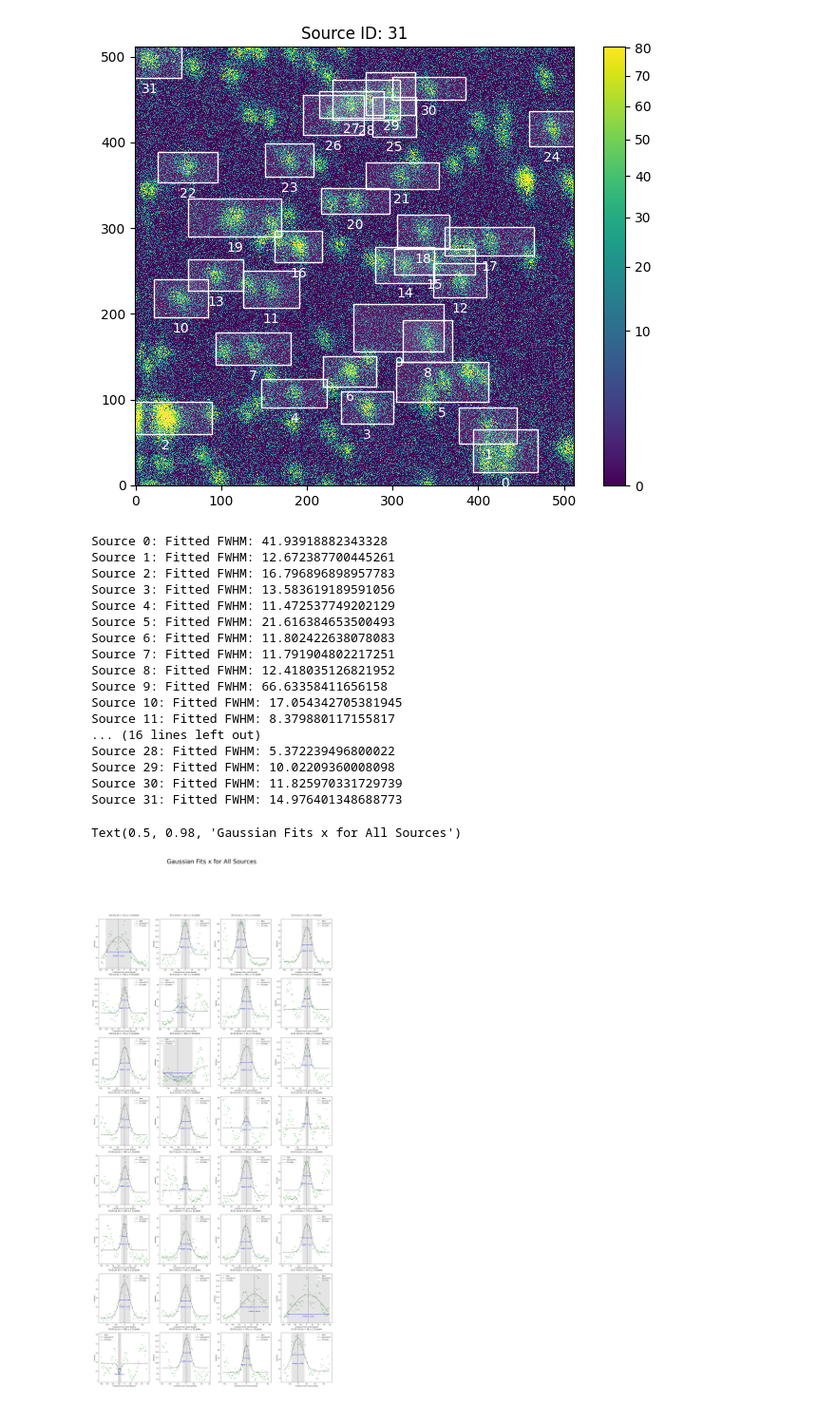
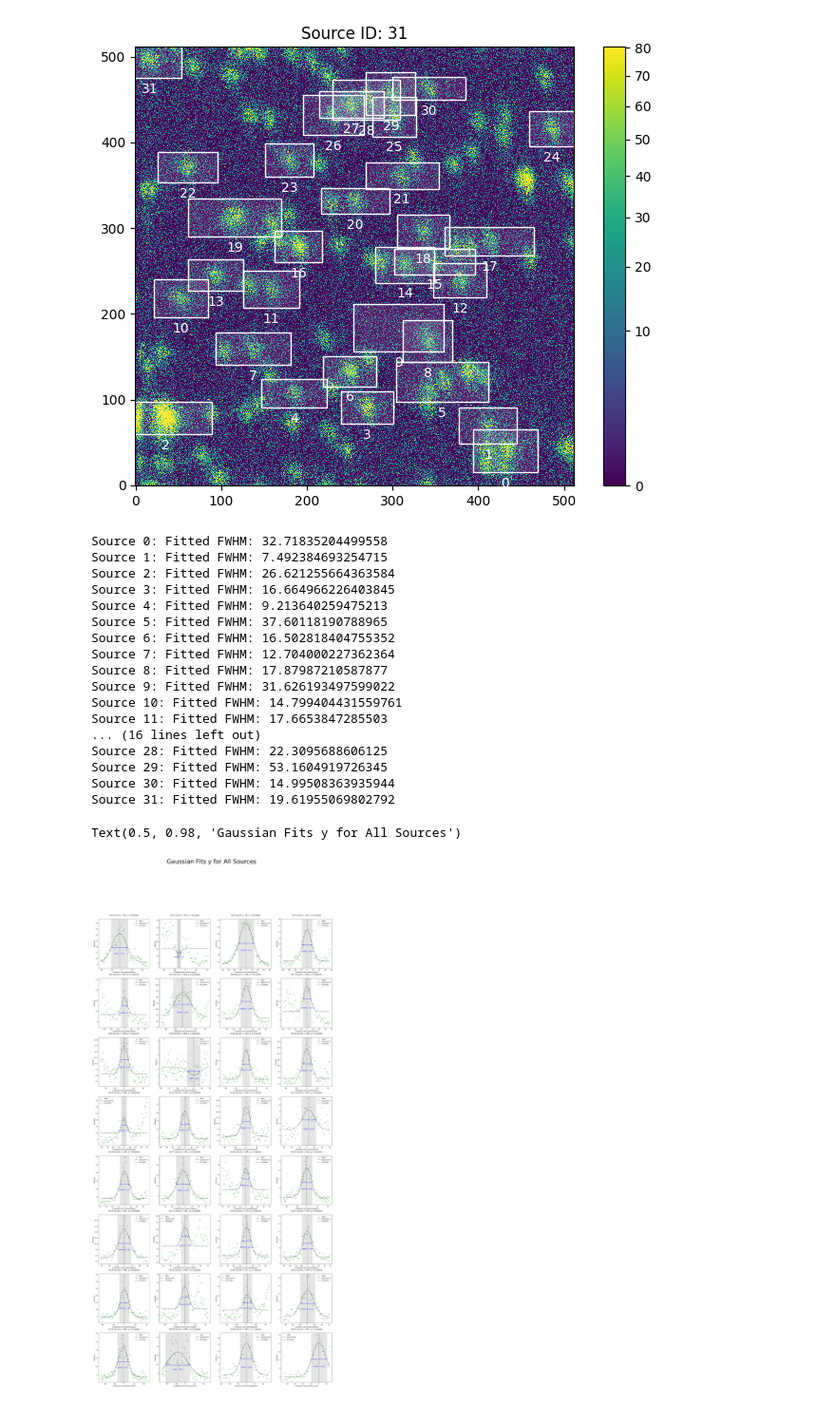
Before and after one commit to nebula0/FWHM-measure, a Jupyter notebook: FWHM.ipynb, the cells around one changed output. Shown at 95% size. Drawn from its saved outputs; the diff is of its cells as text; code cells hidden in the pictures.

```diff
--- a/FWHM.ipynb
+++ b/FWHM.ipynb
@@ -117,7 +117,7 @@ from photutils.detection import DAOStarFinder
 from astropy.stats import sigma_clipped_stats
 import scipy
 
-def find_source(data, sigma=100.0, fwhm=12.0, threshold_times=5.):
+def find_source(data, sigma=100.0, fwhm=7.0, threshold_times=5.):
     mean, median, std = sigma_clipped_stats(data, sigma=sigma)
     daofind = DAOStarFinder(fwhm=fwhm, threshold=threshold_times*std)
     sources = daofind(data - median)
@@ -184,7 +184,7 @@ QTable length=42
 # %%
 from astropy.modeling import models, fitting
 
-def FWHM(Qtable, data, sub_size_half=6):
+def FWHM2d(Qtable, data, sub_size_half=6):
     '''
     return fwhm_x_list, fwhm_y_list, mask
     mask is a boolen vector, if star distance to image margin
@@ -194,7 +194,7 @@ def FWHM(Qtable, data, sub_size_half=6):
     fwhm_y_list = []
     mask = []
     for i in range(len(Qtable)):
-        xc, yc = Qtable['xcentroid'][i], Qtable['ycentroid'][i]  # 你需要替换为你的星星位置
+        xc, yc = Qtable['xcentroid'][i], Qtable['ycentroid'][i]
 
         # 如果需要，选取一个子区域进行拟合
         # 例如，取以 (x, y) 为中心的 12 x 12 像素区域
@@ -222,11 +222,15 @@ def FWHM(Qtable, data, sub_size_half=6):
         fitted_g = fit_f(f_init, x, y, sub_data)
 
 
+        # print(dir(fitted_g))           # 列出所有屬性和方法
+        print(fitted_g.parameters)     # 列出所有參數名稱
+        print(fitted_g.__dict__)       # 列出所有屬性和值
         # 计算 FWHM
         fwhm_x = 2.355 * fitted_g.x_stddev.value
         fwhm_y = 2.355 * fitted_g.y_stddev.value
 
         fwhm_x_list.append(fwhm_x)
         fwhm_y_list.append(fwhm_y)
+        # plot_2d_gaussian_profile(sub_data, fitted_g)
 
     return fwhm_x_list, fwhm_y_list, mask
@@ -233,7 +264,7 @@ def FWHM(Qtable, data, sub_size_half=6):
 # %% [markdown]
 ### testing
 # %%
-x_fwhm, y_fwhm, mask = FWHM(source, image_clean_bg, sub_size_half=12)
+x_fwhm, y_fwhm, mask = FWHM2d(source, image_clean_bg, sub_size_half=12)
 source['x_fwhm'] = x_fwhm
 source['y_fwhm'] = y_fwhm
 source = source[mask]
@@ -547,5 +665,5 @@ def plot_x_cut_gaussian(image, sources, sourceID, factor=1, ax=None):
 # %%
-fit_params, ax = plot_x_cut_gaussian(image_clean_bg, source, sourceID = 3, factor = factor)
+fit_params, ax = plot_xy_cut_gaussian(image_clean_bg, source, sourceID = 1, axis = 'y', factor = factor)
 ax.set_title(f"Gaussian fit for source {3:d}")
 amp, mu, sigma, offset = fit_params # mu 是中心, sigma 是標準差
 fwhm_fit = sigma * 2.355
@@ -580,35 +712,35 @@ for i in range(len(source)):
 # %%
 # for each source, plot the x cut gaussian fit and create subplots
 num_sources = len(source)
-
+axis = 'y'
 num_cols = 4
 num_rows = (num_sources + num_cols - 1) // num_cols  #
 fig, axes = plt.subplots(num_rows, num_cols, figsize=(num_cols*7, num_rows*7))
 axes = axes.flatten()  # 將 2D 陣列展平為
 for i in range(num_sources):
-    fit_params, ax = plot_x_cut_gaussian(image_clean_bg, source, sourceID = i, factor = factor, ax=axes[i])
+    fit_params, ax = plot_xy_cut_gaussian(image_clean_bg, source, sourceID = i, axis = axis, factor = factor, ax=axes[i])
     amp, mu, sigma, offset = fit_params # mu 是中心, sigma 是標準差
     fwhm_fit = sigma * 2.355
     print(f"Source {i}: Fitted FWHM: {fwhm_fit}")
 
-fig.suptitle('Gaussian Fits x for All Sources', fontsize=40)
+fig.suptitle(f'Gaussian Fits {axis} for All Sources', fontsize=40)
 # %% [output]
-Source 0: Fitted FWHM: 41.93918882343328
-Source 1: Fitted FWHM: 12.672387700445261
-Source 2: Fitted FWHM: 16.796896898957783
-Source 3: Fitted FWHM: 13.583619189591056
-Source 4: Fitted FWHM: 11.472537749202129
-Source 5: Fitted FWHM: 21.616384653500493
-Source 6: Fitted FWHM: 11.802422638078083
-Source 7: Fitted FWHM: 11.791904802217251
-Source 8: Fitted FWHM: 12.418035126821952
-Source 9: Fitted FWHM: 66.63358411656158
-Source 10: Fitted FWHM: 17.054342705381945
-Source 11: Fitted FWHM: 8.379880117155817
+Source 0: Fitted FWHM: 32.71835204499558
+Source 1: Fitted FWHM: 7.492384693254715
+Source 2: Fitted FWHM: 26.621255664363584
+Source 3: Fitted FWHM: 16.664966226403845
+Source 4: Fitted FWHM: 9.213640259475213
+Source 5: Fitted FWHM: 37.60118190788965
+Source 6: Fitted FWHM: 16.502818404755352
+Source 7: Fitted FWHM: 12.704000227362364
+Source 8: Fitted FWHM: 17.87987210587877
+Source 9: Fitted FWHM: 31.626193497599022
+Source 10: Fitted FWHM: 14.799404431559761
+Source 11: Fitted FWHM: 17.6653847285503
 ... (16 lines left out)
-Source 28: Fitted FWHM: 5.372239496800022
-Source 29: Fitted FWHM: 10.02209360008098
-Source 30: Fitted FWHM: 11.825970331729739
-Source 31: Fitted FWHM: 14.976401348688773
+Source 28: Fitted FWHM: 22.3095688606125
+Source 29: Fitted FWHM: 53.1604919726345
+Source 30: Fitted FWHM: 14.99508363935944
+Source 31: Fitted FWHM: 19.61955069802792
-Text(0.5, 0.98, 'Gaussian Fits x for All Sources')
+Text(0.5, 0.98, 'Gaussian Fits y for All Sources')
-[figure, old version]
+[figure, new version]
```
Also changed, not shown: parts of 7 cells of this notebook, 8 other files.
